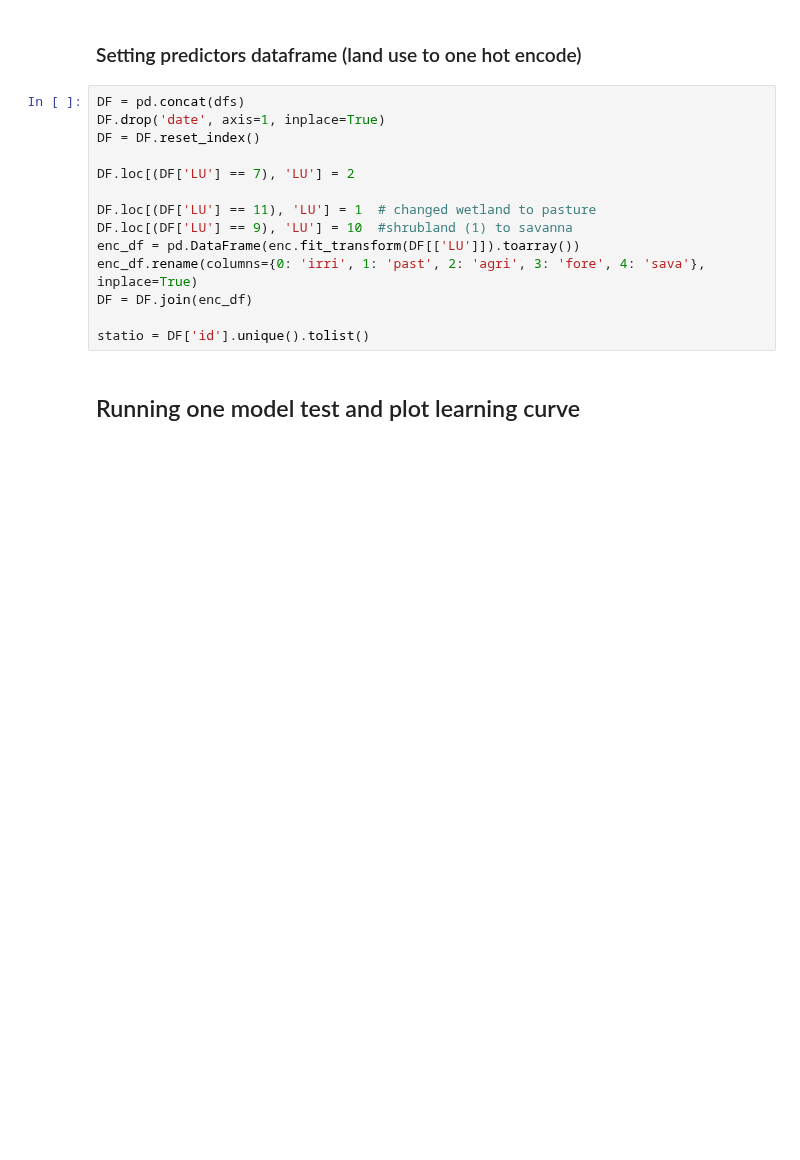
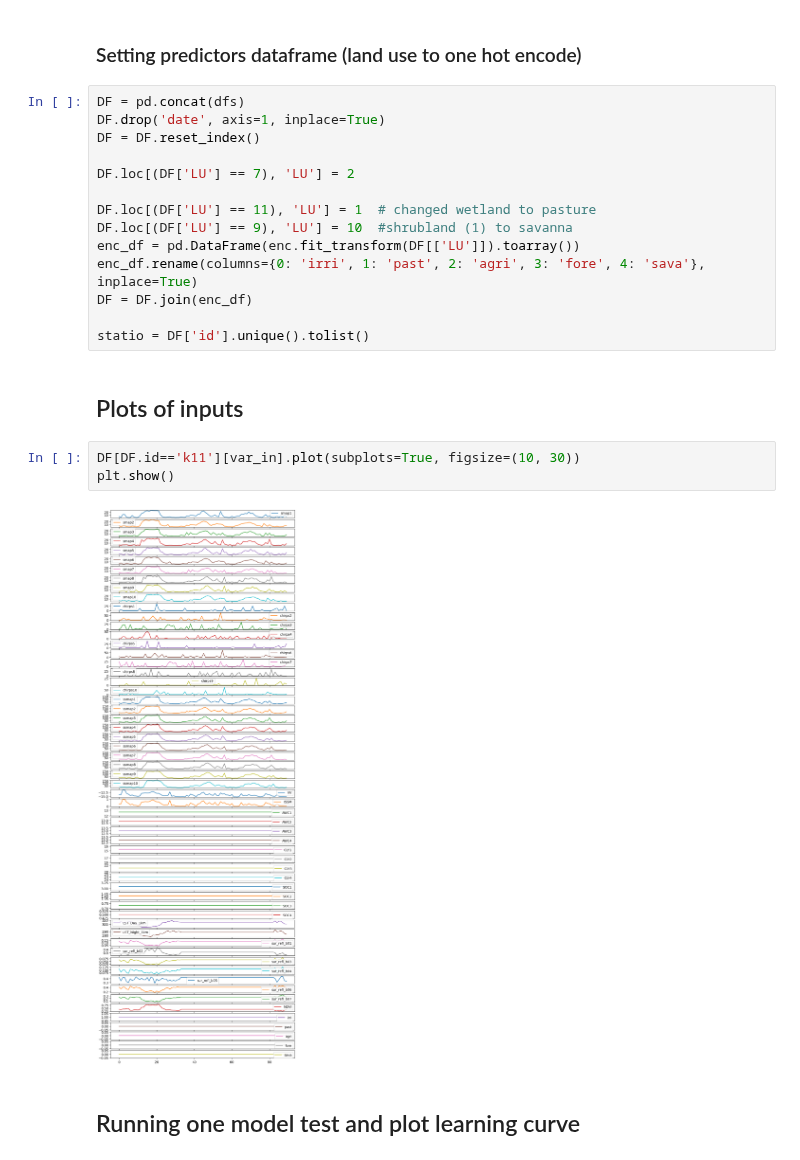
Before and after one commit to top-data/Soil_moisture, a Jupyter notebook: SM_modeling_surface.ipynb, the cells around one changed output. Saved outputs shown, nothing was run; the diff lists cells and outputs as text; blank space fills up the shorter version.

```diff
--- a/SM_modeling_surface.ipynb
+++ b/SM_modeling_surface.ipynb
@@ -621,6 +661,13 @@ enc_df.rename(columns={0: 'irri', 1: 'past', 2: 'agri', 3: 'fore', 4: 'sava'}, i
 DF = DF.join(enc_df)
 
 statio = DF['id'].unique().tolist()
+# %% [markdown]
+## Plots of inputs
+# %%
+DF[DF.id=='k11'][var_in].plot(subplots=True, figsize=(10, 30))
+plt.show()
+# %% [output]
+[figure, added]
 # %% [markdown]
 ## Running one model test and plot learning curve
 # %%
```
Also changed, not shown: parts of 7 cells of this notebook.
